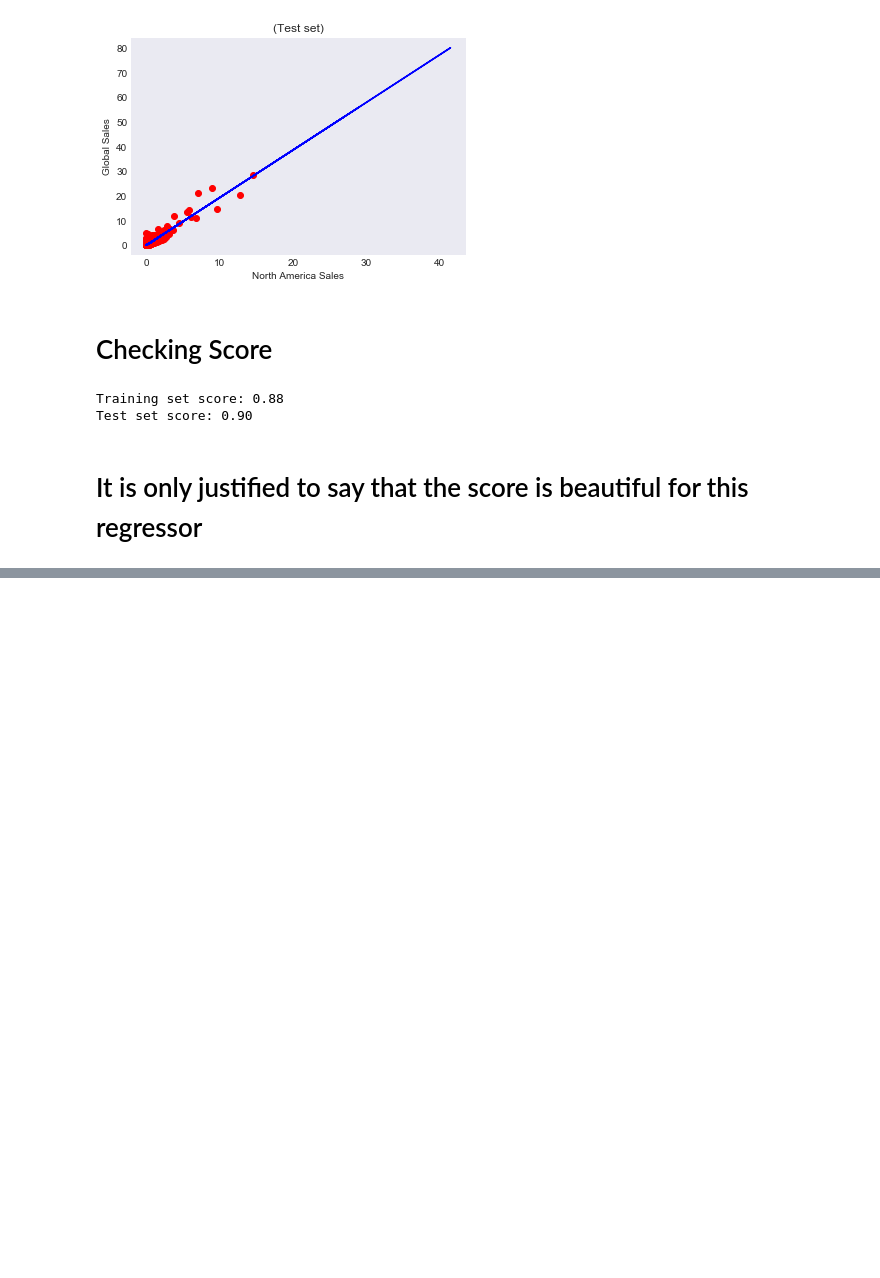
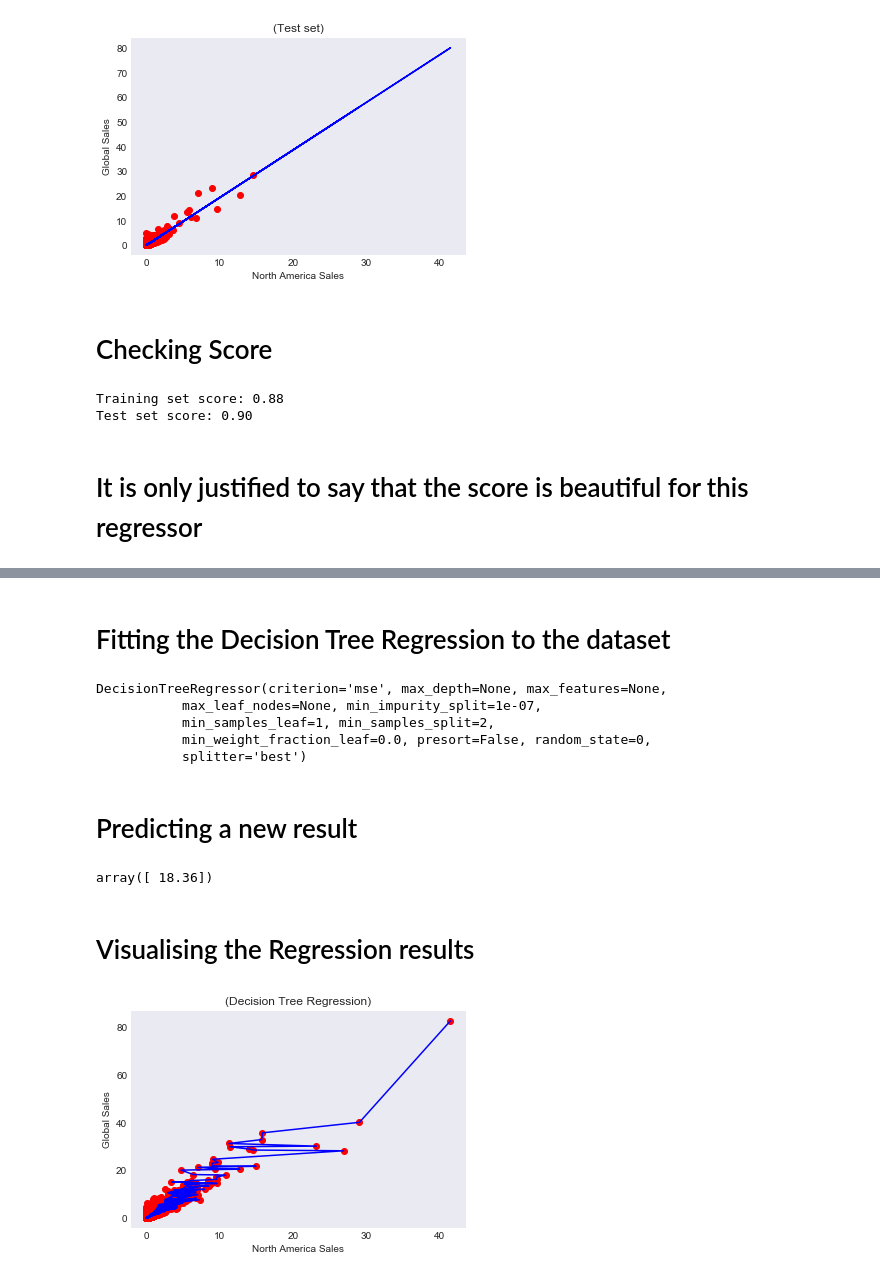
Before and after one commit to TheBrownViking20/DSstuff, a Jupyter notebook: Video game sales/vgsales.ipynb, the cells around one changed output, grey strips where cells are left out. Cells and saved outputs as stored; diff of their text form; code cells hidden in the pictures; blank space fills up the shorter version.

Commit message:
video game sales v4

```diff
--- a/Video game sales/vgsales.ipynb
+++ b/Video game sales/vgsales.ipynb
@@ -424,0 +429,35 @@ Test set score: 0.90
+# %% [markdown]
+
+
+# Fitting the Decision Tree Regression to the dataset
+# %%
+X = X.reshape((16598,1))
+y = y.reshape((16598,1))
+
+from sklearn.tree import DecisionTreeRegressor
+Dregressor = DecisionTreeRegressor(random_state=0)
+Dregressor.fit(X,y)
+# %% [output]
+DecisionTreeRegressor(criterion='mse', max_depth=None, max_features=None,
+           max_leaf_nodes=None, min_impurity_split=1e-07,
+           min_samples_leaf=1, min_samples_split=2,
+           min_weight_fraction_leaf=0.0, presort=False, random_state=0,
+           splitter='best')
+# %% [markdown]
+# Predicting a new result
+# %%
+y_pred = Dregressor.predict(6.5)
+y_pred
+# %% [output]
+array([ 18.36])
+# %% [markdown]
+# Visualising the Regression results
+# %%
+plt.scatter(X, y, color = 'red')
+plt.plot(X, Dregressor.predict(X), color = 'blue')
+plt.title('(Decision Tree Regression)')
+plt.xlabel('North America Sales')
+plt.ylabel('Global Sales')
+plt.show()
+# %% [output]
+[figure, added]
```
Also changed, not shown: parts of 34 cells of this notebook.
